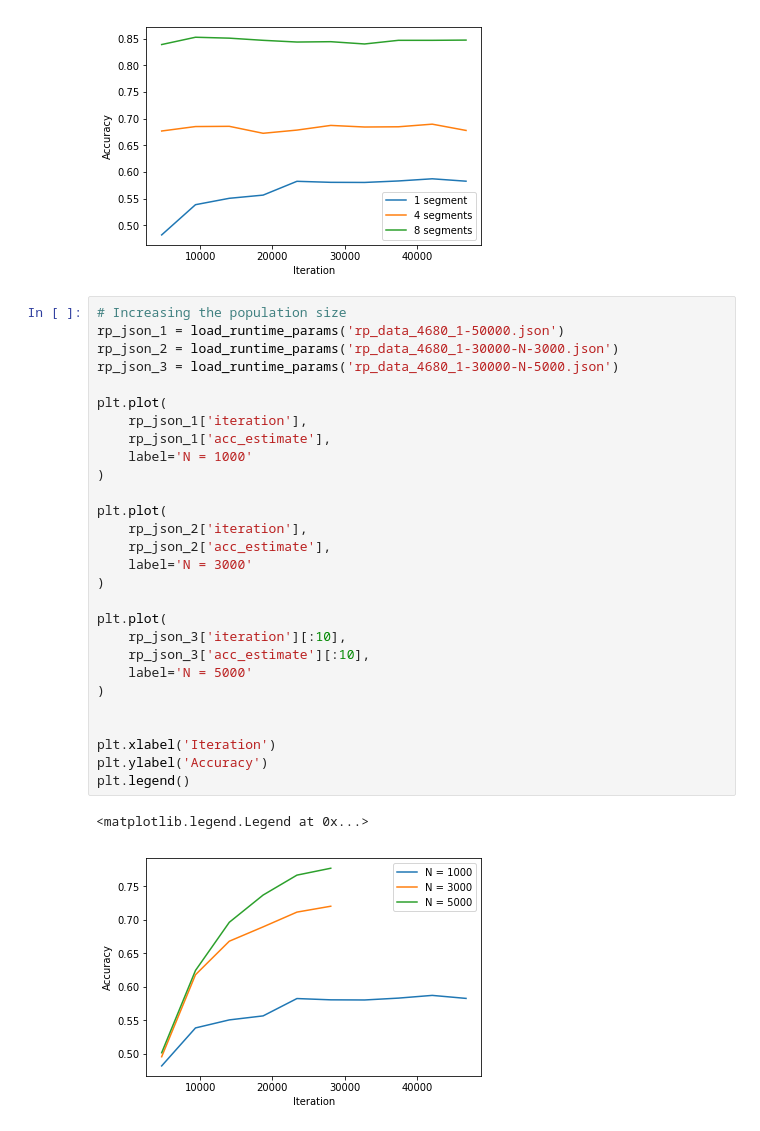
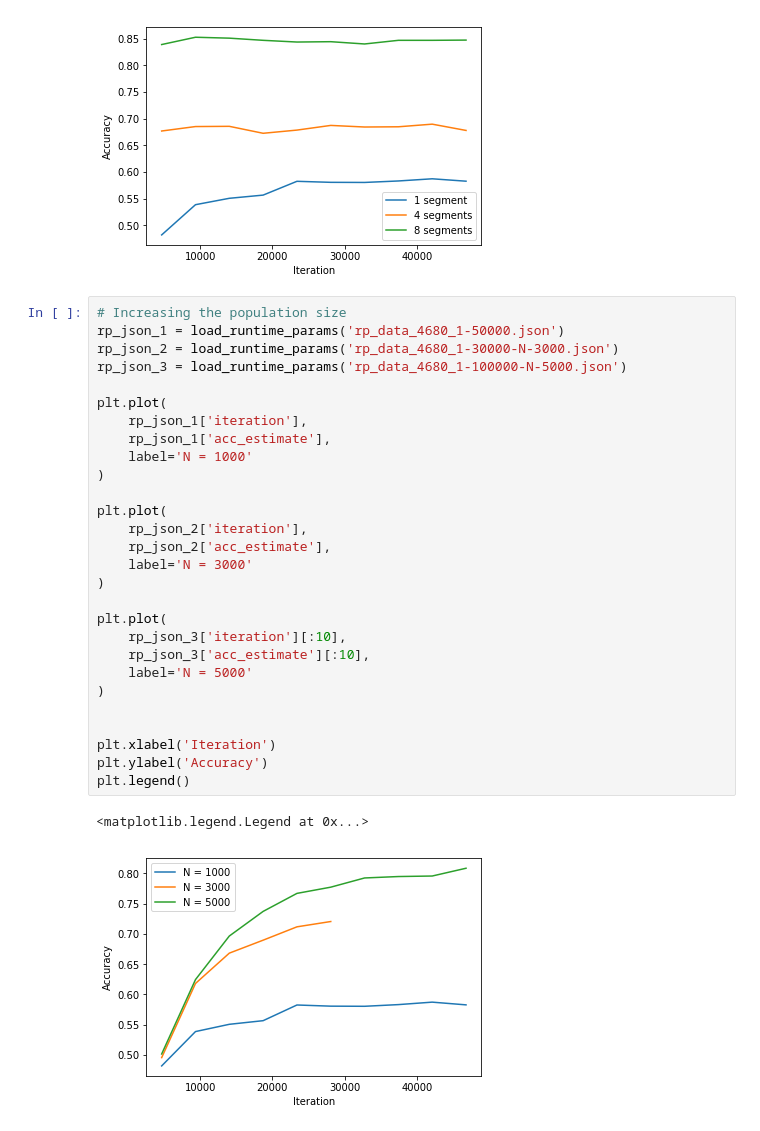
Before and after one commit to ScottMcCormack/CITS4404, a Jupyter notebook: notebooks/run_DCASE.ipynb, the cells around one changed output. Cells and saved outputs as stored; diff of their text form.

Commit message:
Update to plot

```diff
--- a/notebooks/run_DCASE.ipynb
+++ b/notebooks/run_DCASE.ipynb
@@ -146,31 +146,31 @@ plt.legend()
 # %%
 # Increasing the population size
 rp_json_1 = load_runtime_params('rp_data_4680_1-50000.json')
 rp_json_2 = load_runtime_params('rp_data_4680_1-30000-N-3000.json')
-rp_json_3 = load_runtime_params('rp_data_4680_1-30000-N-5000.json')
+rp_json_3 = load_runtime_params('rp_data_4680_1-100000-N-5000.json')
 
 plt.plot(
     rp_json_1['iteration'],
     rp_json_1['acc_estimate'],
     label='N = 1000'
 )
 
 plt.plot(
     rp_json_2['iteration'],
     rp_json_2['acc_estimate'],
     label='N = 3000'
 )
 
 plt.plot(
     rp_json_3['iteration'][:10],
     rp_json_3['acc_estimate'][:10],
     label='N = 5000'
 )
 
 
 plt.xlabel('Iteration')
 plt.ylabel('Accuracy')
 plt.legend()
 # %% [output]
 <matplotlib.legend.Legend at 0x...>
-[figure, old version]
+[figure, new version]
```
